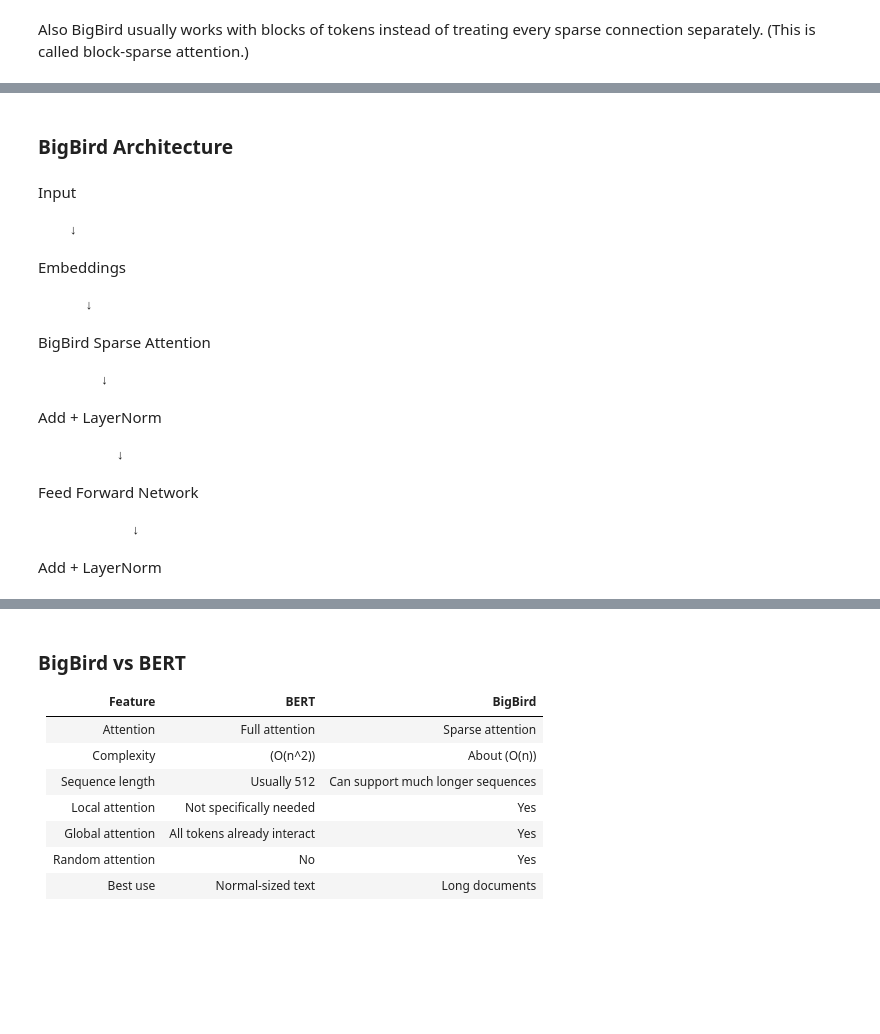
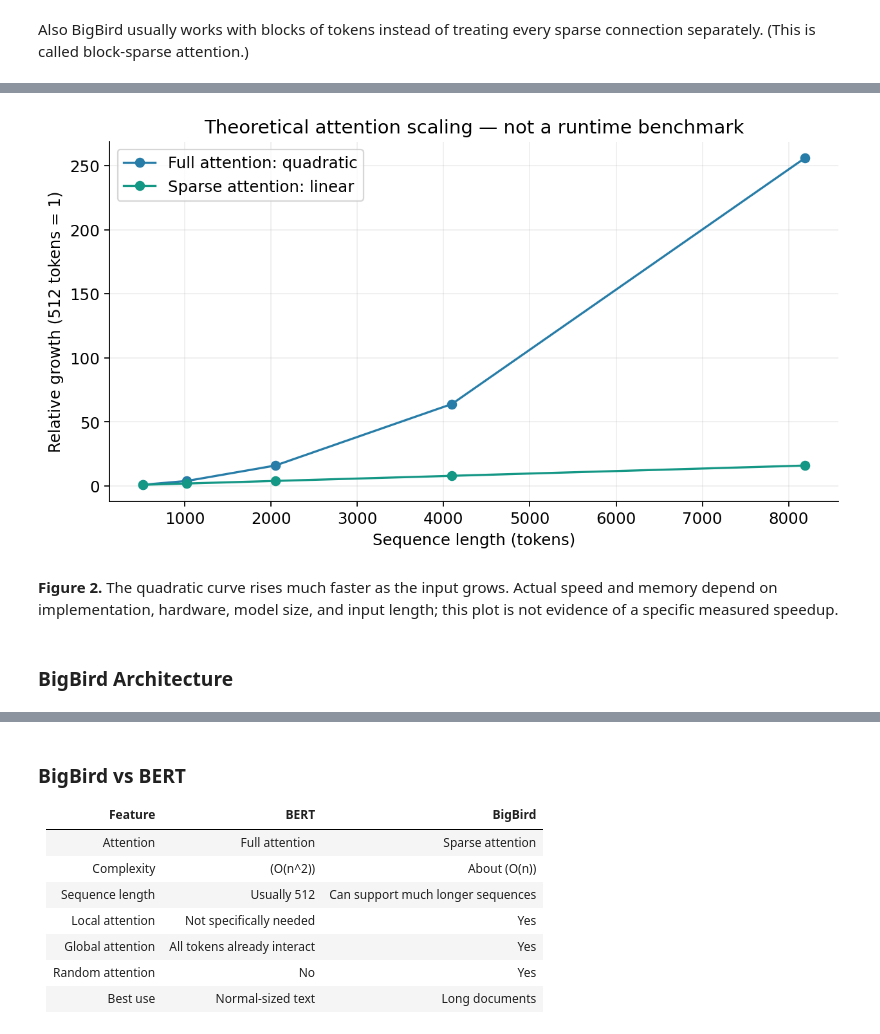
Before and after one commit to Kazzzyz/Personal-RAG-Assistant, a Jupyter notebook: About BigBird Model/BigBird.ipynb, the cells around one changed output, grey strips where cells are left out. Saved outputs shown, nothing was run; the diff lists cells and outputs as text; code cells hidden in the pictures; blank space fills up the shorter version.

```diff
--- a/About BigBird Model/BigBird.ipynb
+++ b/About BigBird Model/BigBird.ipynb
@@ -50,24 +57,23 @@ This is the main reason BigBird can process longer sequences.
+# %%
+import numpy as np
+import matplotlib.pyplot as plt
+
+n = np.array([512, 1024, 2048, 4096, 8192])
+full = (n / 512) ** 2  # quadratic growth, normalized at 512 tokens
+sparse = n / 512       # linear growth, normalized at 512 tokens
+
+fig, ax = plt.subplots(figsize=(8, 4.5))
+ax.plot(n, full, "o-", label="Full attention: quadratic", color="#277da8")
+ax.plot(n, sparse, "o-", label="Sparse attention: linear", color="#159786")
+ax.set(xlabel="Sequence length (tokens)", ylabel="Relative growth (512 tokens = 1)",
+       title="Theoretical attention scaling — not a runtime benchmark")
+ax.legend()
+ax.grid(alpha=0.2)
+fig.tight_layout()
+plt.show()
+# %% [output]
+[figure, added]
+# %% [markdown]
+**Figure 2.** The quadratic curve rises much faster as the input grows. Actual speed and memory depend on implementation, hardware, model size, and input length; this plot is not evidence of a specific measured speedup.
 # %% [markdown]
 ### BigBird Architecture
-# %% [markdown]
-Input
-
-      ↓
-
-Embeddings
-
-        ↓
-
-BigBird Sparse Attention
-
-          ↓
-
-Add + LayerNorm
-
-            ↓
-
-Feed Forward Network
-
-              ↓
-
-Add + LayerNorm
```
Also changed, not shown: parts of 11 cells of this notebook.
